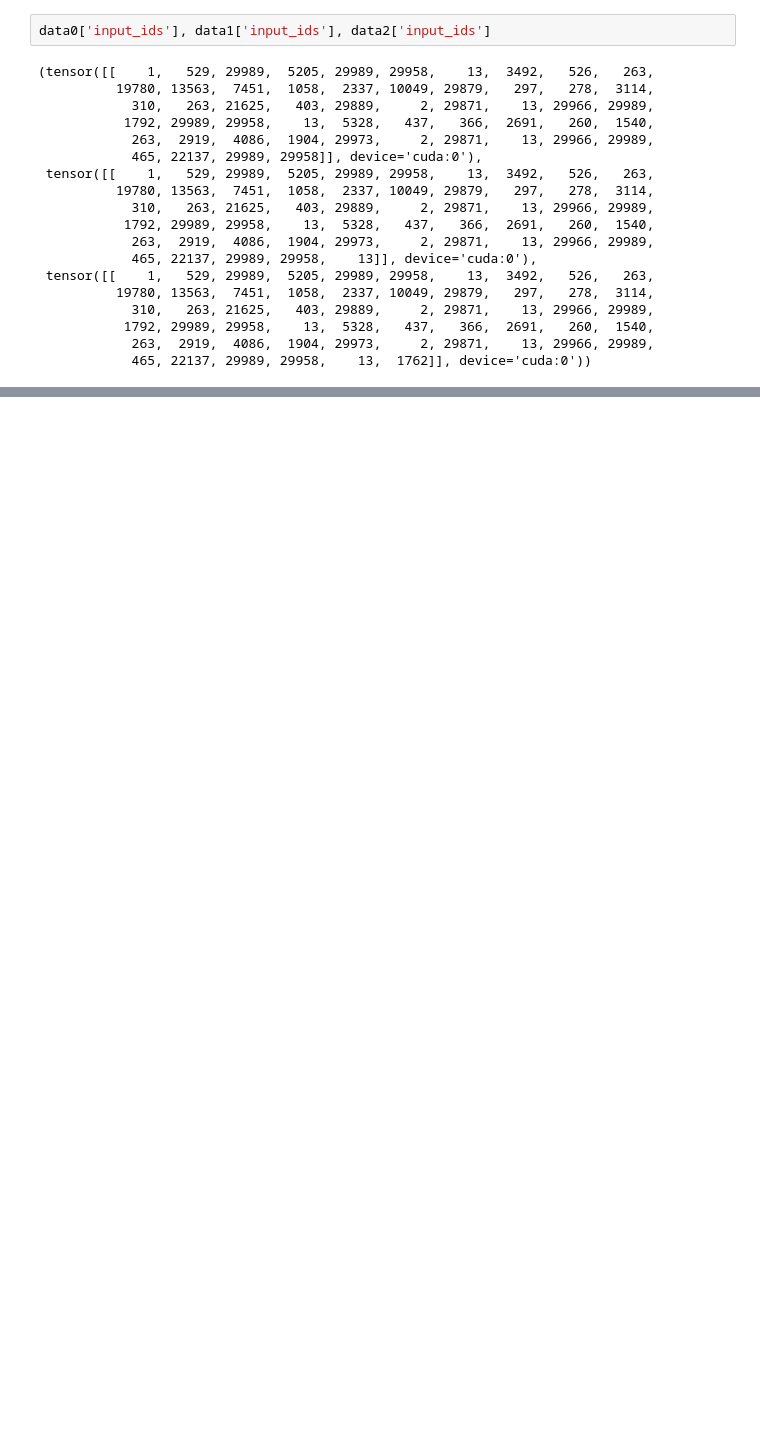
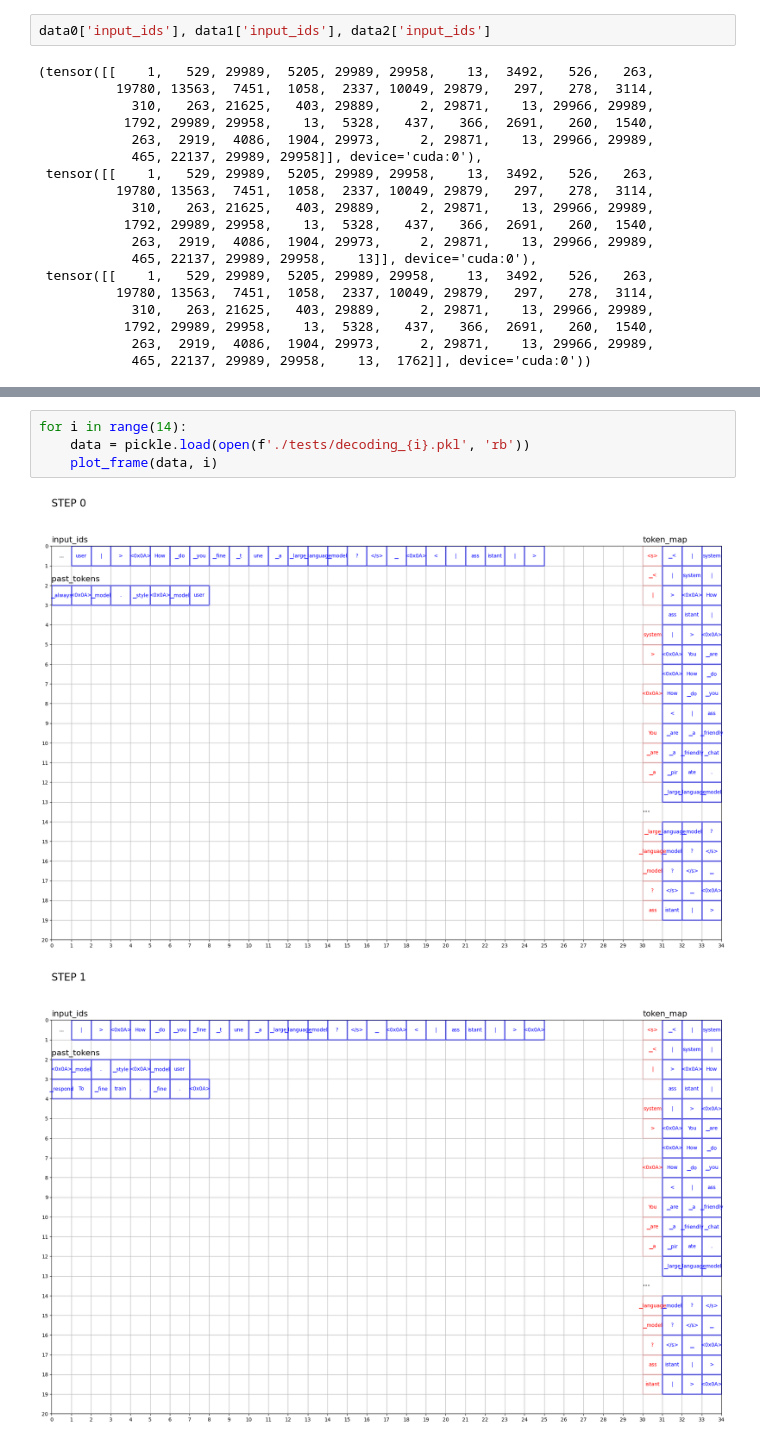
Before and after one commit to k-l-lambda/LookaheadDecoding, a Jupyter notebook: visualization.ipynb, the cells around one changed output, grey strips where cells are left out. Cells and saved outputs as stored; diff of their text form; blank space fills up the shorter version.

```diff
--- a/visualization.ipynb
+++ b/visualization.ipynb
@@ -184,0 +268,7 @@ data0['input_ids'], data1['input_ids'], data2['input_ids']
+# %%
+for i in range(14):
+	data = pickle.load(open(f'./tests/decoding_{i}.pkl', 'rb'))
+	plot_frame(data, i)
+# %% [output]
+[figure, added]
+[figure, added]
```
Also changed, not shown: parts of 4 cells of this notebook, 3 other files.
